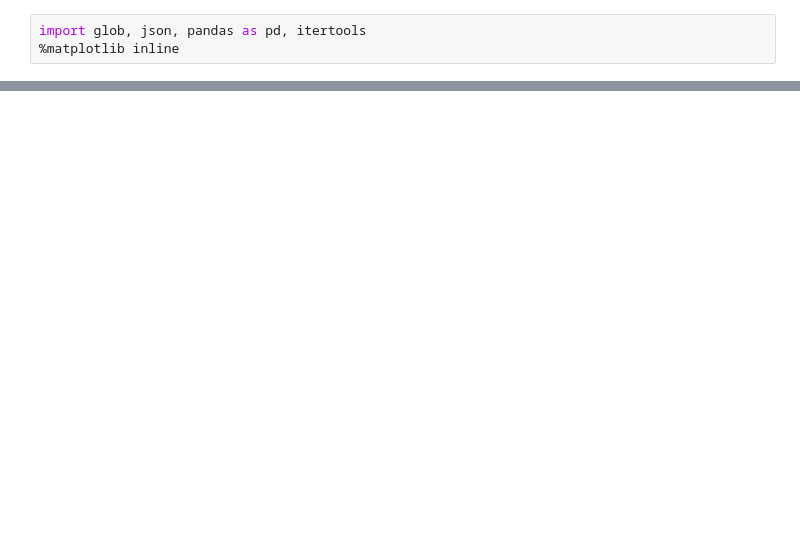
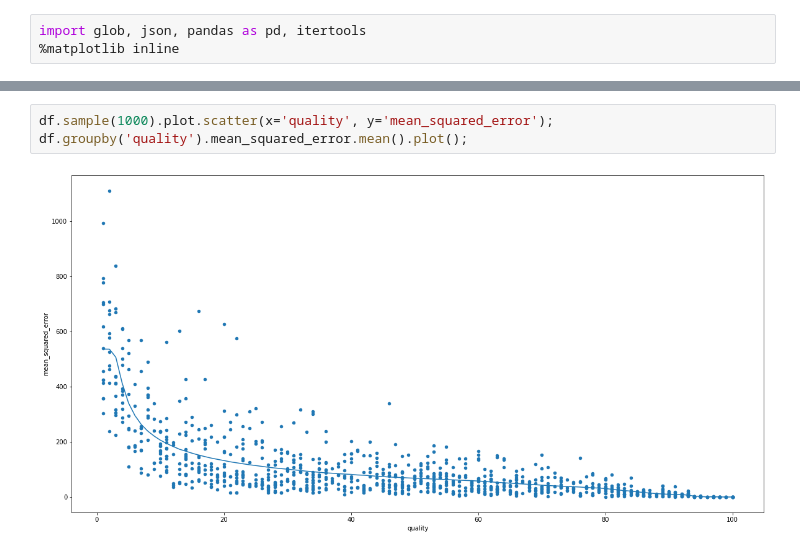
Before and after one commit to tgandor/urban_oculus, a Jupyter notebook: results/2020-07-29-plot-Quality.ipynb, the cells around one changed output, grey strips where cells are left out. Cells and saved outputs as stored; diff of their text form; blank space fills up the shorter version.

```diff
--- a/results/2020-07-29-plot-Quality.ipynb
+++ b/results/2020-07-29-plot-Quality.ipynb
@@ -14,2 +29,7 @@ df.sample(1000).plot.scatter(x='quality', y='peak_signal_noise_ratio');
+# %%
+df.sample(1000).plot.scatter(x='quality', y='mean_squared_error');
+df.groupby('quality').mean_squared_error.mean().plot();
+# %% [output]
+[figure, added]
 # %%
 df[df.quality==60].structural_similarity.hist(bins=40);
```
Also changed, not shown: parts of 16 cells of this notebook, 4 other files.
